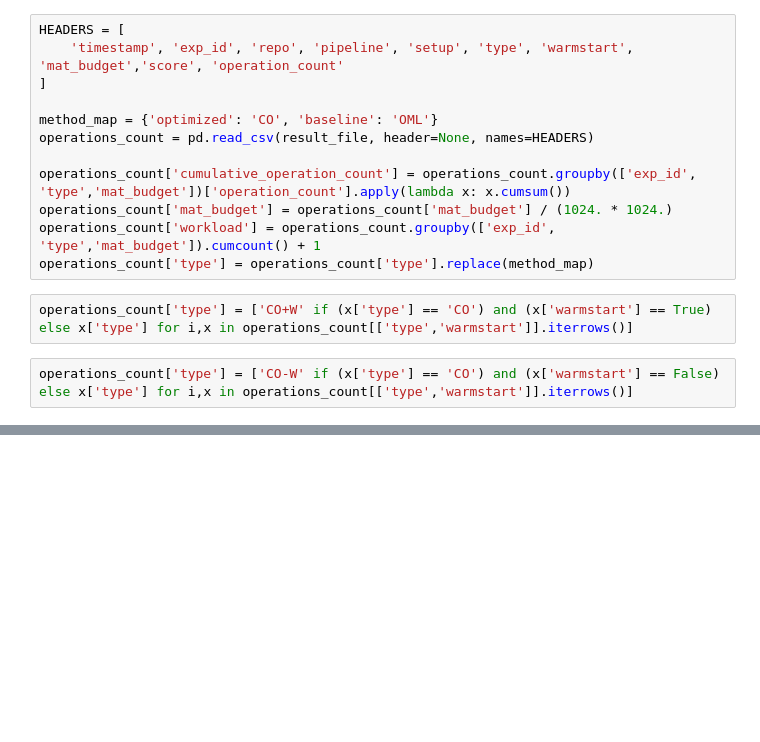
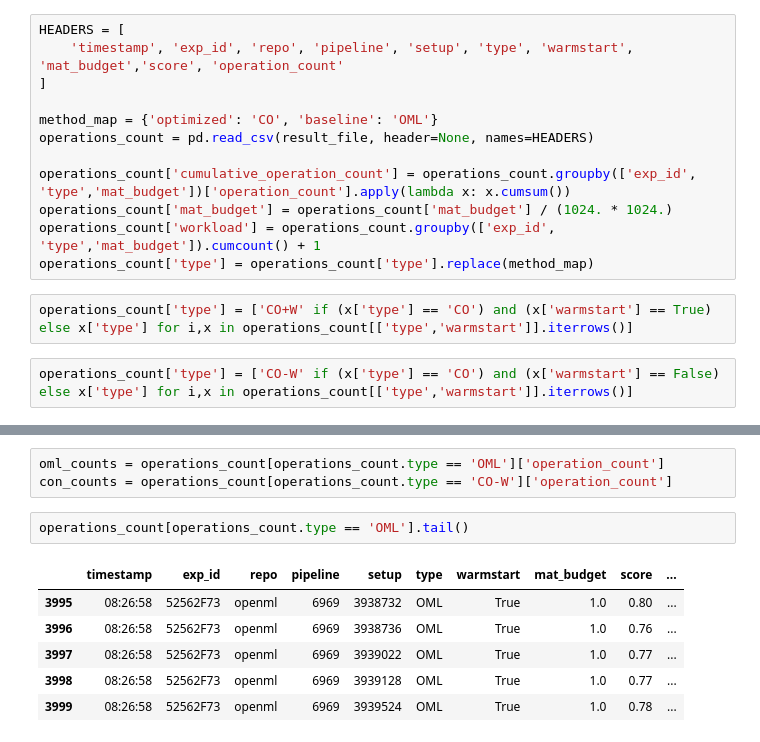
Before and after one commit to dbehrouz/ml-workload-optimization, a Jupyter notebook: code/collaborative-optimizer/paper/experiments/operations_count/plots.ipynb, the cells around one changed output, grey strips where cells are left out. Cells and saved outputs as stored; diff of their text form; blank space fills up the shorter version.

```diff
--- a/code/collaborative-optimizer/paper/experiments/operations_count/plots.ipynb
+++ b/code/collaborative-optimizer/paper/experiments/operations_count/plots.ipynb
@@ -149,0 +152,12 @@ plot_operations_count(operations_count, output_directory+'/operations_count.pgf'
+# %%
+oml_counts = operations_count[operations_count.type == 'OML']['operation_count']
+con_counts = operations_count[operations_count.type == 'CO-W']['operation_count']
+# %%
+operations_count[operations_count.type == 'OML'].tail()
+# %% [output]
+|  | timestamp | exp_id | repo | pipeline | setup | type | warmstart | mat_budget | score | ... |
+| 3995 | 08:26:58 | 52562F73 | openml | 6969 | 3938732 | OML | True | 1.0 | 0.80 | ... |
+| 3996 | 08:26:58 | 52562F73 | openml | 6969 | 3938736 | OML | True | 1.0 | 0.76 | ... |
+| 3997 | 08:26:58 | 52562F73 | openml | 6969 | 3939022 | OML | True | 1.0 | 0.77 | ... |
+| 3998 | 08:26:58 | 52562F73 | openml | 6969 | 3939128 | OML | True | 1.0 | 0.77 | ... |
+| 3999 | 08:26:58 | 52562F73 | openml | 6969 | 3939524 | OML | True | 1.0 | 0.78 | ... |
```
Also changed, not shown: parts of 4 cells of this notebook, 13 other files.
